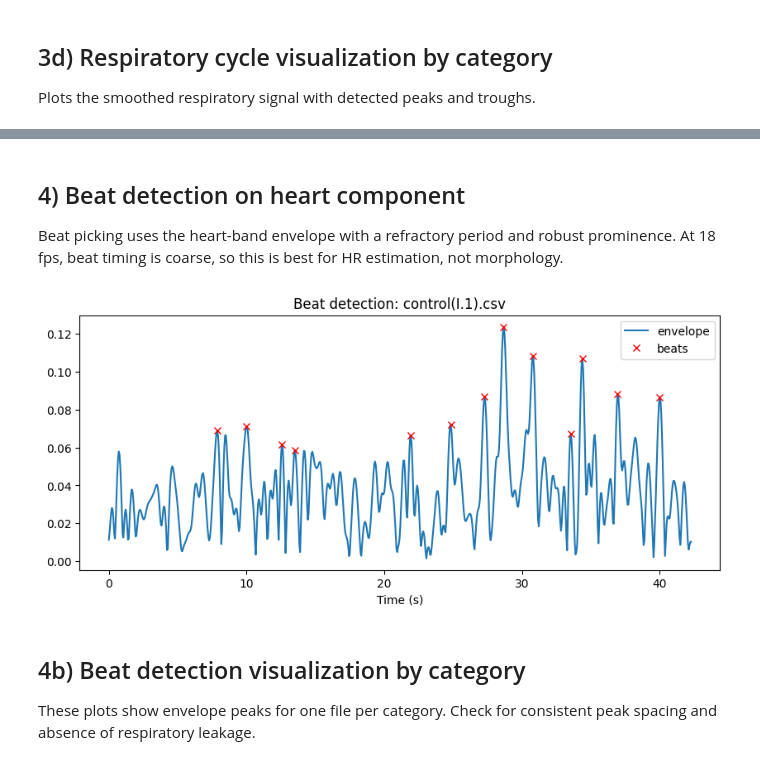
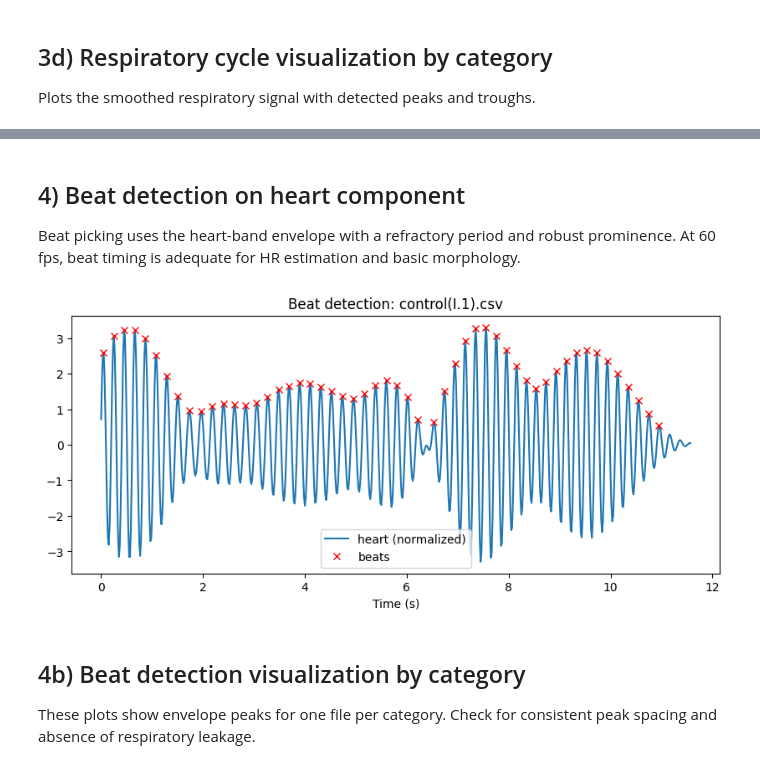
Before and after one commit to taddeusb90/heart-ts-analysis, a Jupyter notebook: notebooks/heart_midas_pipeline.ipynb, the cells around one changed output, grey strips where cells are left out. Drawn from its saved outputs; the diff is of its cells as text; code cells hidden in the pictures.

```diff
--- a/notebooks/heart_midas_pipeline.ipynb
+++ b/notebooks/heart_midas_pipeline.ipynb
@@ -80,6 +83,12 @@ RESAMPLE_LEN = 256
 def save_fig(name: str) -> None:
     FIG_DIR.mkdir(parents=True, exist_ok=True)
     plt.savefig(FIG_DIR / name, dpi=FIG_DPI, bbox_inches="tight")
+# %%
+def resp_band_from_target() -> tuple[float, float]:
+    if RESP_BPM_RANGE is None:
+        return RESP_BAND_HZ
+    low_bpm, high_bpm = RESP_BPM_RANGE
+    return (max(0.01, low_bpm / 60.0), high_bpm / 60.0)
 # %% [markdown]
 ## Expected heart rate range
 
@@ -270,10 +255,12 @@ def fft_bandpass(signal: np.ndarray, fs: float, band: tuple[float, float]) -> np
 
 def separate_components(signal: np.ndarray, fs: float, method: str = "filter") -> tuple[np.ndarray, np.ndarray]:
     if method == "fft":
-        resp = fft_bandpass(signal, fs, (0.0, RESP_BAND_HZ[1]))
+        resp_band = resp_band_from_target()
+        resp = fft_bandpass(signal, fs, resp_band)
         heart = fft_bandpass(signal, fs, HEART_BAND_HZ)
     else:
-        resp_sos = lowpass_sos(RESP_BAND_HZ[1], fs)
+        resp_band = resp_band_from_target()
+        resp_sos = butter_sos(resp_band, fs)
         heart_sos = butter_sos(HEART_BAND_HZ, fs)
         resp = sosfiltfilt(resp_sos, signal)
         heart = sosfiltfilt(heart_sos, signal)
@@ -443,40 +462,39 @@ plot_category_decomposition(records, SEPARATION_METHOD)
 ## 4) Beat detection on heart component
 
 Beat picking uses the heart-band envelope with a refractory period and robust prominence.
-At 18 fps, beat timing is coarse, so this is best for HR estimation, not morphology.
+At 60 fps, beat timing is adequate for HR estimation and basic morphology.
 # %%
 def heart_envelope(heart: np.ndarray, fs: float) -> np.ndarray:
     env = np.abs(hilbert(heart))
     window = max(1, int(ENV_SMOOTH_S * fs))
     if window > 1:
         kernel = np.ones(window) / window
         env = np.convolve(env, kernel, mode="same")
     return env
 
 
 def detect_beats(heart: np.ndarray, fs: float) -> tuple[np.ndarray, np.ndarray]:
-    env = heart_envelope(heart, fs)
-    distance = max(1, int(REFRACTORY_S * fs))
-    median = np.median(env)
-    mad = np.median(np.abs(env - median)) + 1e-9
-    prominence = median + 1.5 * mad
-    peaks, _ = find_peaks(env, distance=distance, prominence=prominence)
-    return peaks, env
+    median = np.median(heart)
+    mad = np.median(np.abs(heart - median)) + 1e-9
+    heart_norm = (heart - median) / mad
+    distance = max(1, int(0.6 * (60.0 / MAX_BPM) * fs))
+    peaks, _ = find_peaks(heart_norm, distance=distance, prominence=0.5, height=0.5)
+    return peaks, heart_norm
 
 
 rec = records[0]
 _, heart = separate_components(rec.signal, rec.fs, method=SEPARATION_METHOD)
-peaks, env = detect_beats(heart, rec.fs)
+peaks, heart_norm = detect_beats(heart, rec.fs)
 plt.figure(figsize=(10, 4))
-plt.plot(rec.time_s, env, label="envelope")
-plt.plot(rec.time_s[peaks], env[peaks], "rx", label="beats")
+plt.plot(rec.time_s, heart_norm, label="heart (normalized)")
+plt.plot(rec.time_s[peaks], heart_norm[peaks], "rx", label="beats")
 plt.legend()
 plt.title(f"Beat detection: {rec.path.name}")
 plt.xlabel("Time (s)")
 save_fig(f"beat_detection_{rec.path.stem}.png")
 plt.show()
 # %% [output]
-[figure, old version]
+[figure, new version]
 # %% [markdown]
 ## 4b) Beat detection visualization by category
 
```
Also changed, not shown: parts of 29 cells of this notebook, 34 other files.
